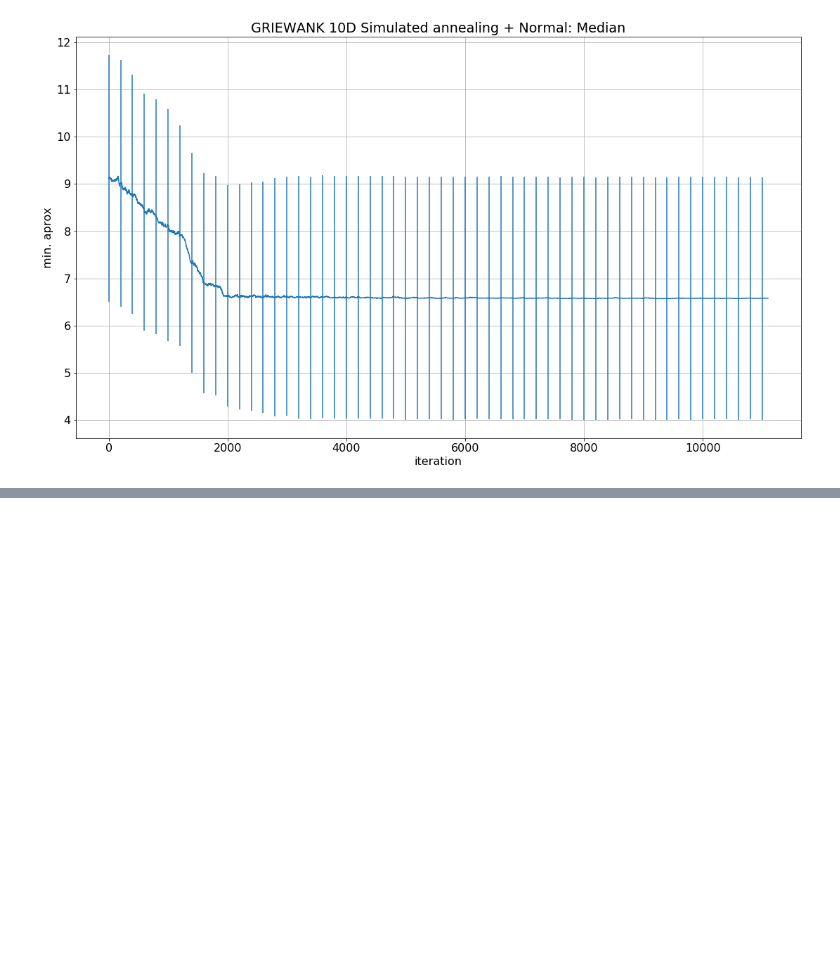
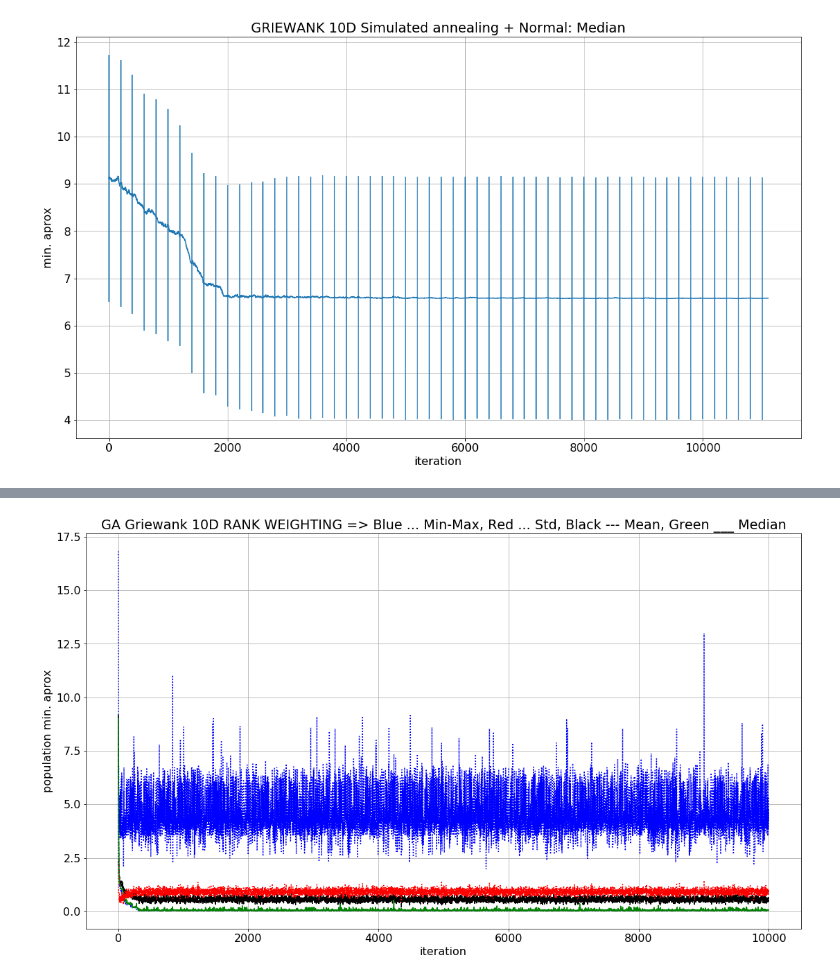
Before and after one commit to sergiojx/minmethods, a Jupyter notebook: griewankMean.ipynb, the cells around one changed output, grey strips where cells are left out. Saved outputs shown, nothing was run; the diff lists cells and outputs as text; code cells hidden in the pictures; blank space fills up the shorter version.

```diff
--- a/griewankMean.ipynb
+++ b/griewankMean.ipynb
@@ -1220,0 +1577,96 @@ max: 13.232141018571015
+# %%
+# Generate population
+N = 128
+minVal = -100
+maxVal = 100
+codeLen = 16
+genQty = 10
+d = codeLen * genQty
+iterations = 10000
+matingPercent = 0.7
+mutaPercent = 0.007
+# Initial population
+Pop = ga.pgenerator(N=N,d =d)
+# Evolving output matrix
+OUT_Matrix = np.zeros((5, iterations))
+Iterations = []
+
+
+for i in range(iterations):
+    sys.stdout.write("\r Iteration " + str(i))
+    sys.stdout.flush()
+    Iterations.append(i)
+    # Workout population fitness
+    fitList,fitVal = ga.popfitnes(pop = Pop,minVal = minVal, maxVal = maxVal, codeLen = codeLen, genQty = genQty, funct = Griewank)
+    OUT_Matrix[0][i] = np.mean(fitList)
+    OUT_Matrix[1][i] = np.median(fitList)
+    OUT_Matrix[2][i] = np.max(fitList)
+    OUT_Matrix[3][i] = np.min(fitList)
+    OUT_Matrix[4][i] = np.std(fitList)
+
+    ordPop,ordFitVal,ordFitLst,rankWeighting = ga.rankWeighting(fitList,fitVal,Pop,keep = 1)
+    pselect = ga.weightedSelection(ordPop, rankWeighting, int(N/2))
+    if i == (iterations - 1):
+        # in last iteration children are equal to parents
+        matingPercent = -1
+    children = ga.childenGen(pselect, matingPercent = matingPercent, mutaPercent = mutaPercent)
+    Pop = children
+
+# Last populatio fitness
+print('\n')
+print('Last fit info______')
+print('Last fit mean: ' + str(np.mean(fitList)))
+print('Last fit std: ' + str(np.std(fitList)))
+print('Last fit median: ' + str(np.median(fitList)))
+print('Last fit min: ' + str(np.amin(fitList)))
+print('Last fit max: ' + str(np.amax(fitList)))
+print('Last Pop info______')
+print('Last Pop mean: ' + str(np.mean(fitVal, axis=0)))
+print('Last Pop std: ' + str(np.std(fitVal, axis=0)))
+print('Last Pop median: ' + str(np.median(fitVal, axis=0)))
+print('Last Pop min: ' + str(np.amin(fitVal, axis=0)))
+print('Last Pop max: ' + str(np.amax(fitVal, axis=0)))
+
+
+# multy curve plot
+plt.rcParams.update({'font.size': 16})
+fig = plt.gcf()
+fig.set_size_inches(18.5, 10.5)
+plt.plot(np.squeeze(Iterations),
+         np.squeeze(OUT_Matrix[2]),
+         'b:',
+         np.squeeze(Iterations),
+         np.squeeze(OUT_Matrix[3]),
+         'b:',
+         np.squeeze(Iterations),
+         np.squeeze(OUT_Matrix[0]),
+         'k--',
+         np.squeeze(Iterations),
+         np.squeeze(OUT_Matrix[1]),
+         'g-',
+         np.squeeze(Iterations),
+         np.squeeze(OUT_Matrix[4]),
+         'r:',)
+
+plt.ylabel('population min. aprox')
+plt.xlabel('iteration')
+plt.title("GA Griewank 10D RANK WEIGHTING => Blue ... Min-Max, Red ... Std, Black --- Mean, Green ___ Median")
+plt.grid()
+plt.savefig('GriewankRankWeightingGA_10d.pdf', format='pdf')
+plt.show()
+
+# Standard Deviation Plot
+Ala = OUT_Matrix[4]
+stdBarIndex = np.zeros((Ala.shape[0]))
+stdBarIndex[0:Ala.shape[0]:200] = 1
+truncated = Ala*stdBarIndex
+fig = plt.gcf()
+fig.set_size_inches(18.5, 10.5)
+plt.errorbar(Iterations, OUT_Matrix[1], truncated)
+plt.ylabel('population min. aprox')
+plt.xlabel('iteration')
+plt.title("GA Griewank 10D RANK WEIGHTING: Median")
+plt.grid()
+plt.savefig('GriewankRankWeightingGAStd_10d.pdf', format='pdf')
+plt.show()
+# %% [output]
@@ -1220,0 +1690 @@ max: 13.232141018571015
+[figure, added]
```
Also changed, not shown: parts of 14 cells of this notebook, 2 other files.
